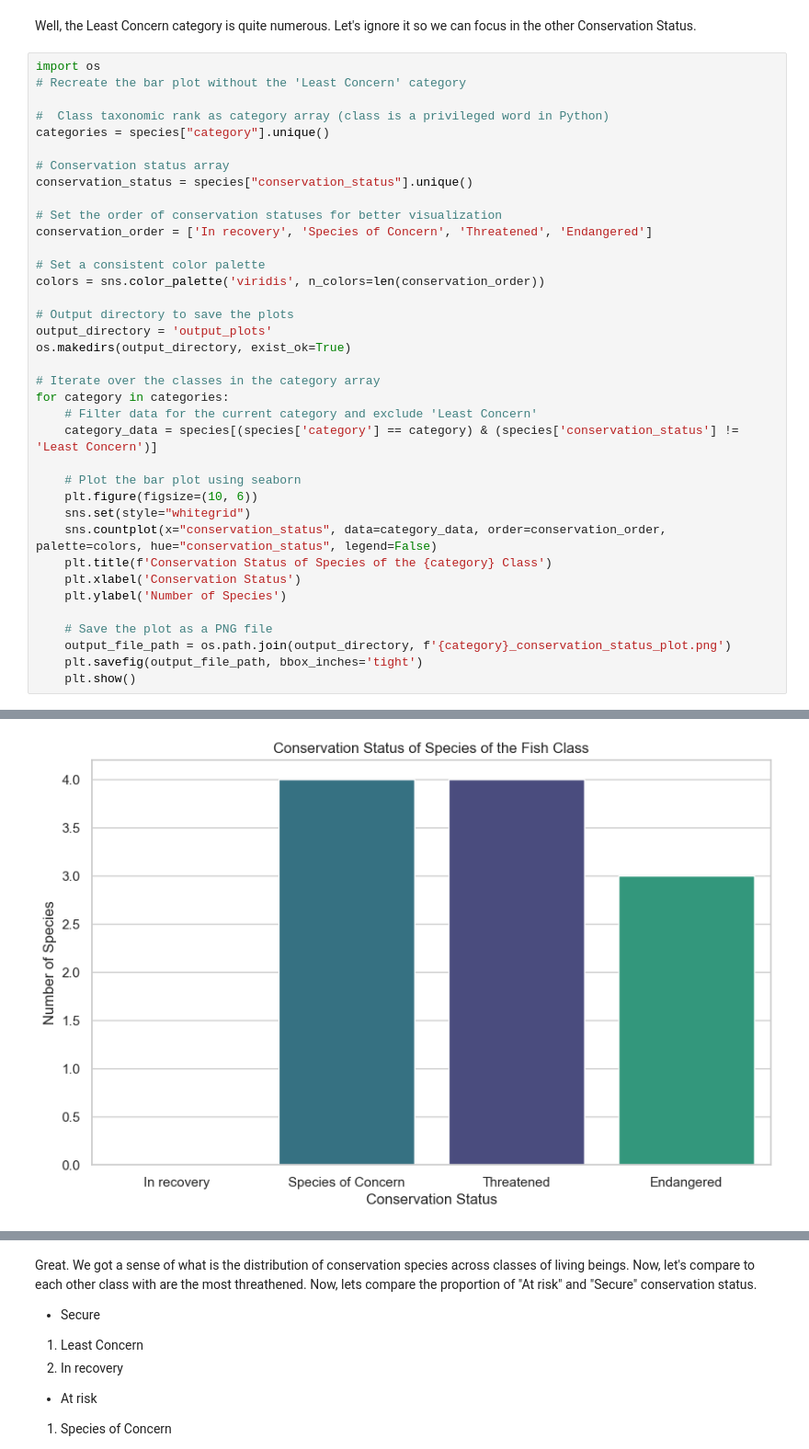
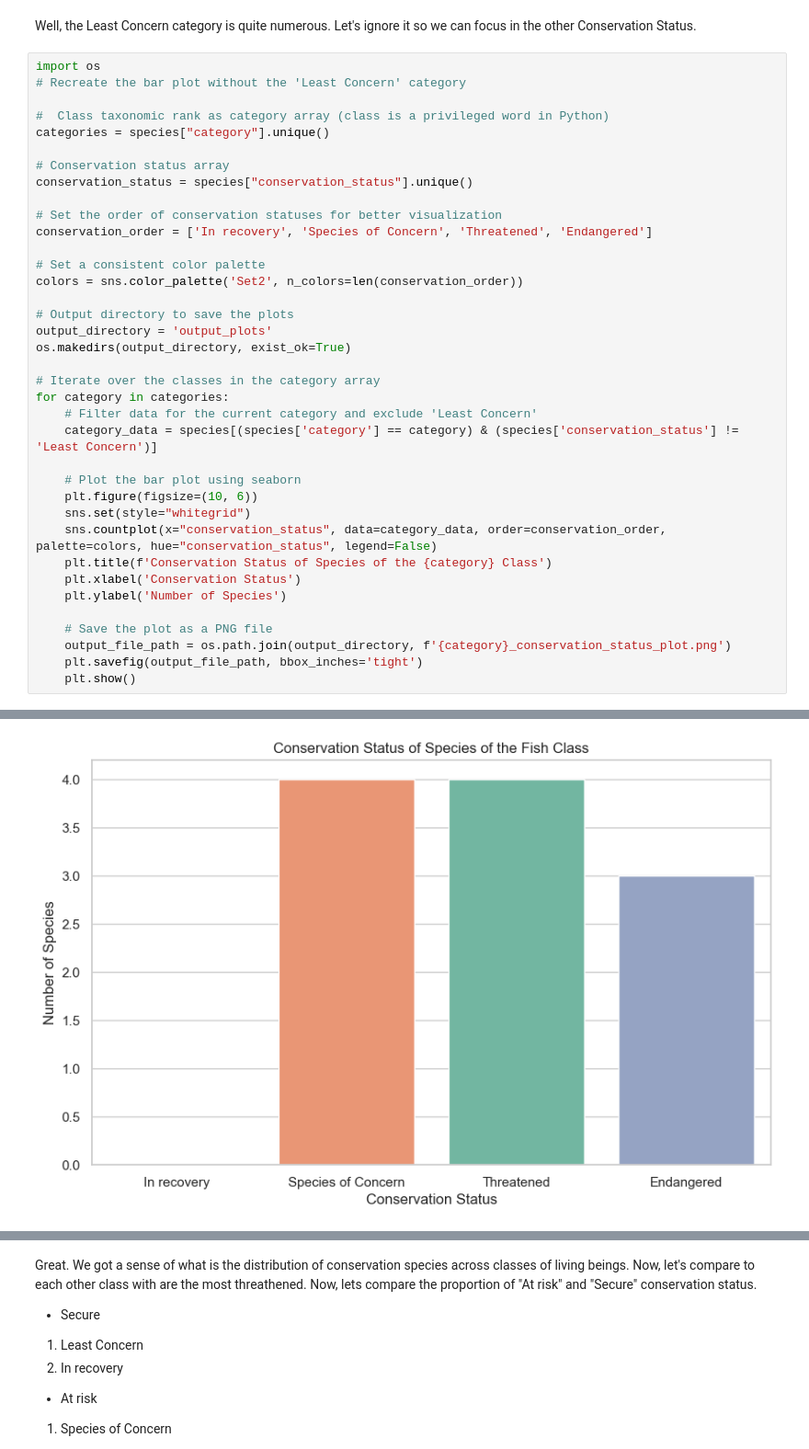
Before and after one commit to Freston1605/biodiversity_starter, a Jupyter notebook: biodiversity.ipynb, the cells around one changed output, grey strips where cells are left out. Shown at 92% size. Drawn from its saved outputs; the diff is of its cells as text.

Commit message:
Added more plots for conservatoin status

```diff
--- a/biodiversity.ipynb
+++ b/biodiversity.ipynb
@@ -99,7 +92,7 @@ conservation_status = species["conservation_status"].unique()
 conservation_order = ['In recovery', 'Species of Concern', 'Threatened', 'Endangered']
 
 # Set a consistent color palette
-colors = sns.color_palette('viridis', n_colors=len(conservation_order))
+colors = sns.color_palette('Set2', n_colors=len(conservation_order))
 
 # Output directory to save the plots
 output_directory = 'output_plots'
@@ -130 +123 @@ for category in categories:
-[figure, old version]
+[figure, new version]
```
Also changed, not shown: parts of 8 cells of this notebook, 11 other files.
